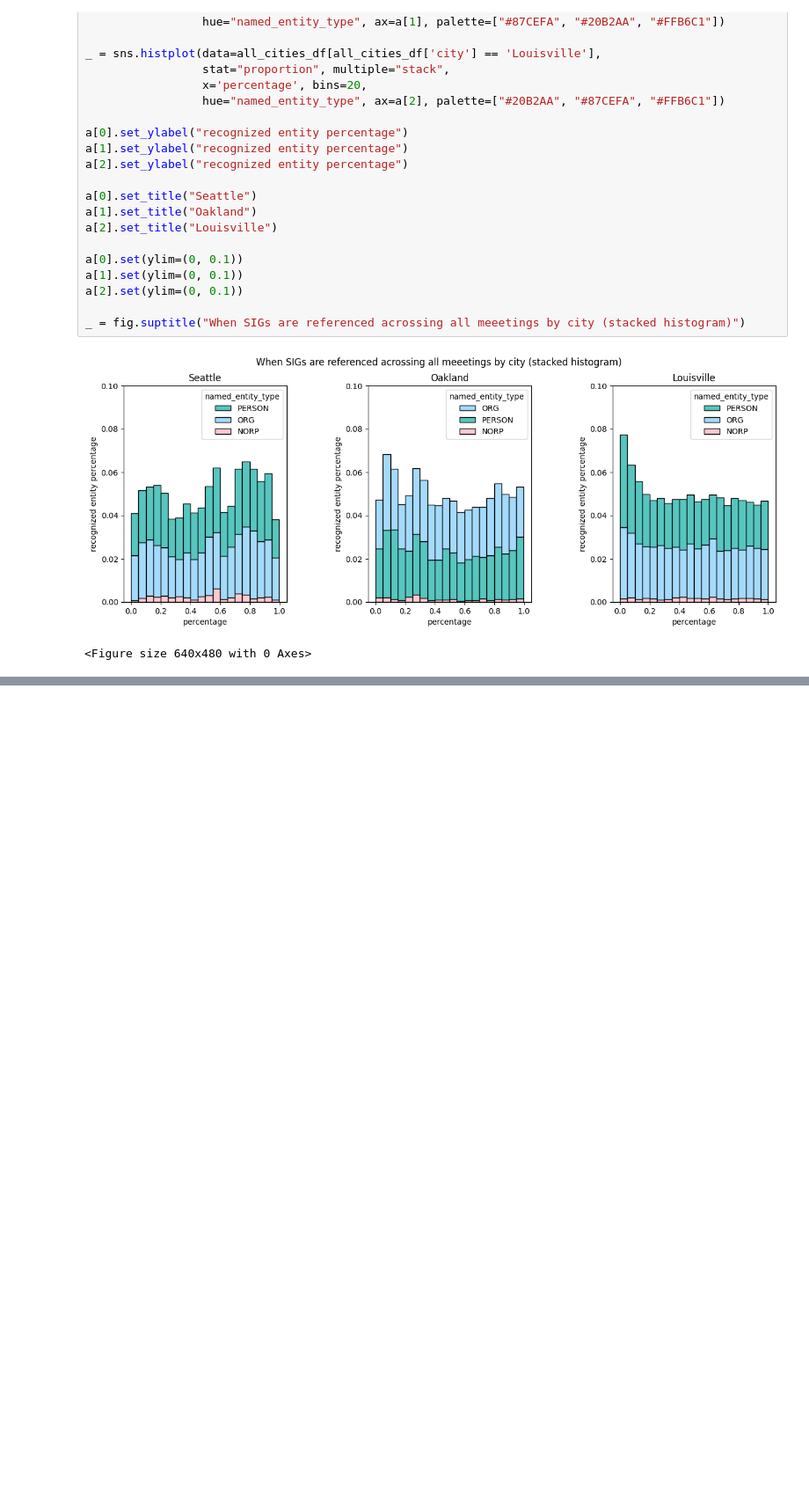
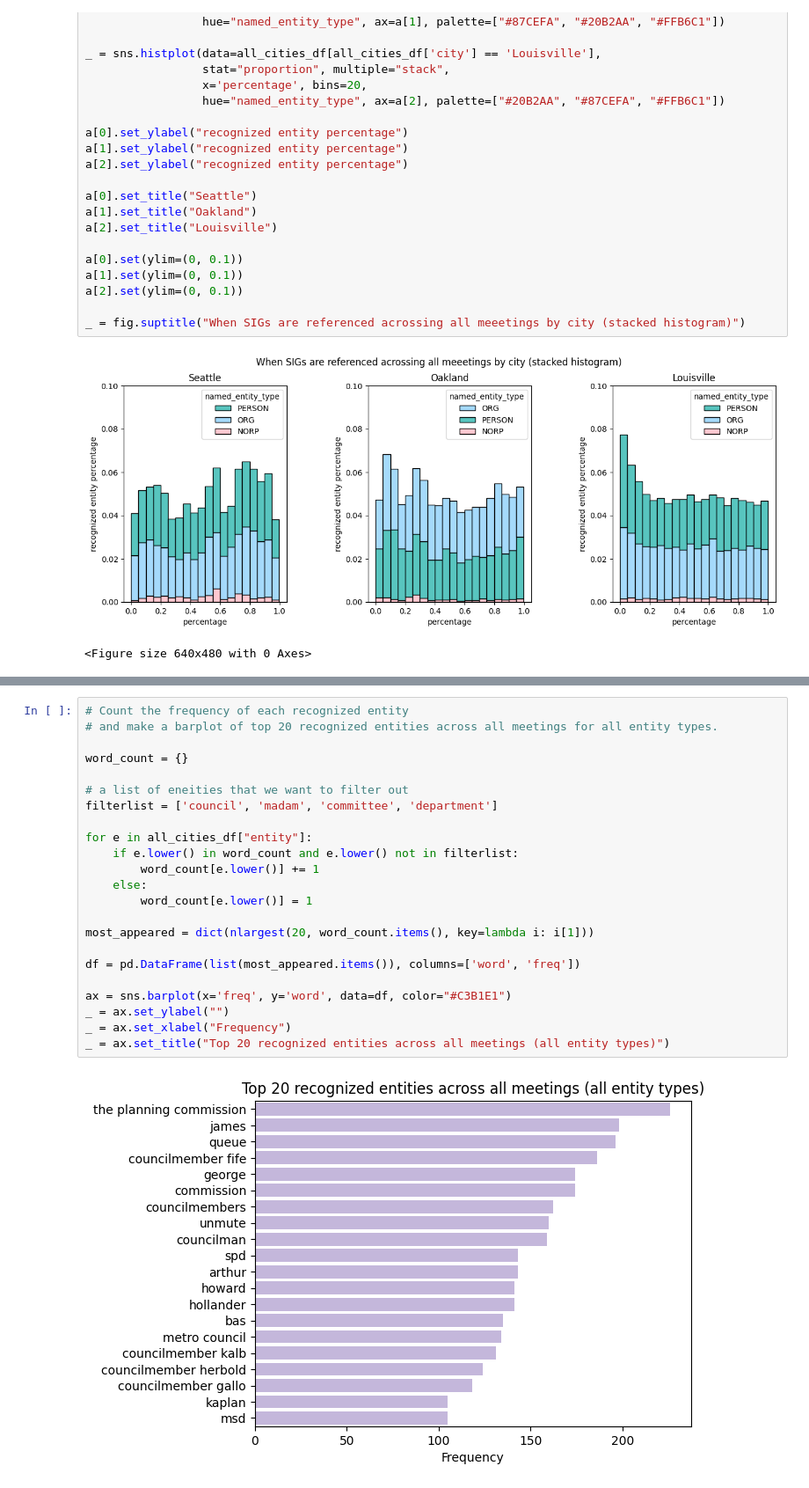
Before and after one commit to PugetSoundClinic-PIT/sig-cdp, a Jupyter notebook: week-5/combined_question1.ipynb, the cells around one changed output, grey strips where cells are left out. Shown at 88% size. Cells and saved outputs as stored; diff of their text form; blank space fills up the shorter version.

Commit message:
added more plots

```diff
--- a/week-5/combined_question1.ipynb
+++ b/week-5/combined_question1.ipynb
@@ -278,0 +286,25 @@ _ = fig.suptitle("When SIGs are referenced acrossing all meeetings by city (stac
+# %%
+# Count the frequency of each recognized entity
+# and make a barplot of top 20 recognized entities across all meetings for all entity types.
+
+word_count = {}
+
+# a list of eneities that we want to filter out
+filterlist = ['council', 'madam', 'committee', 'department']
+
+for e in all_cities_df["entity"]:
+    if e.lower() in word_count and e.lower() not in filterlist:
+        word_count[e.lower()] += 1
+    else:
+        word_count[e.lower()] = 1
+
+most_appeared = dict(nlargest(20, word_count.items(), key=lambda i: i[1]))
+
+df = pd.DataFrame(list(most_appeared.items()), columns=['word', 'freq'])
+
+ax = sns.barplot(x='freq', y='word', data=df, color="#C3B1E1")
+_ = ax.set_ylabel("")
+_ = ax.set_xlabel("Frequency")
+_ = ax.set_title("Top 20 recognized entities across all meetings (all entity types)")
+# %% [output]
+[figure, added]
```
Also changed, not shown: parts of 2 cells of this notebook.
